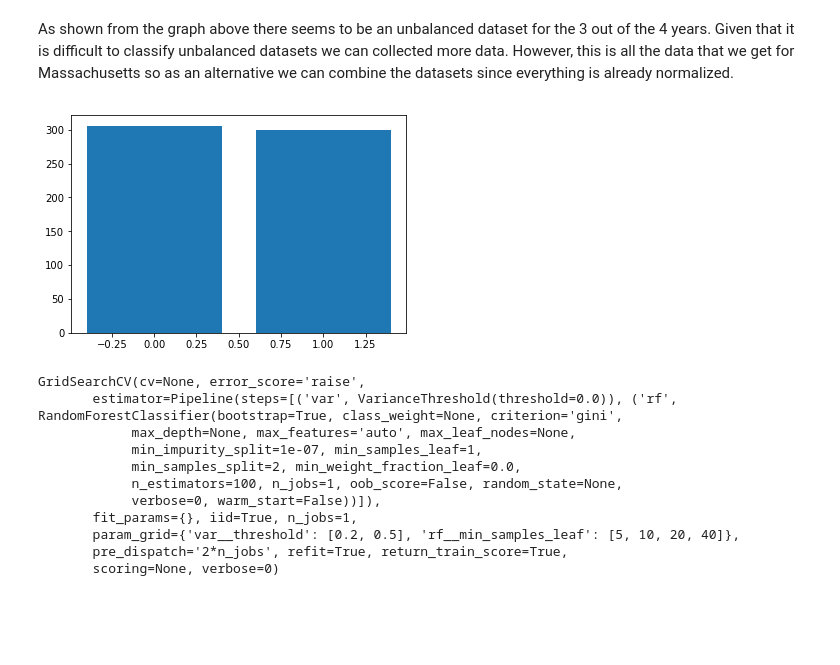
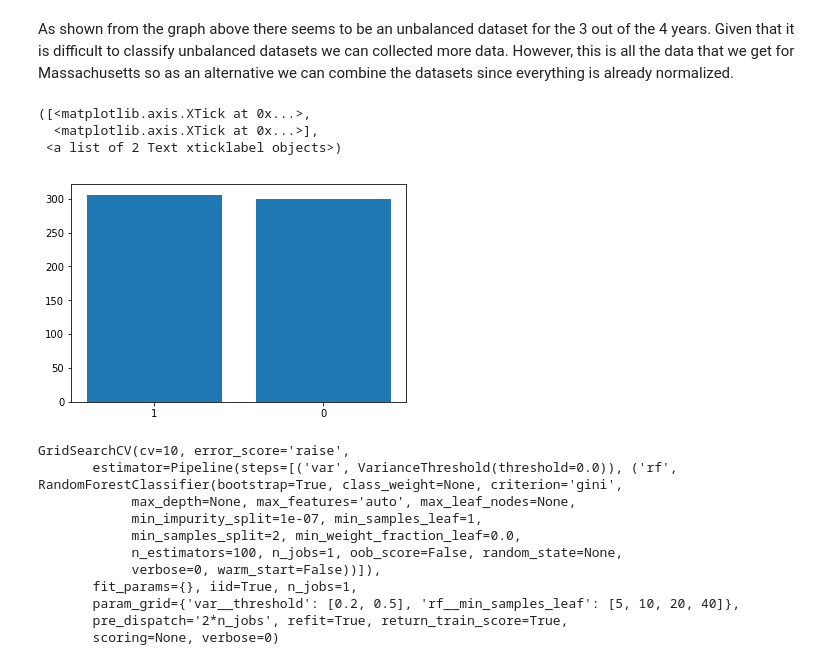
Before and after one commit to jla2689/Collecting-Census-Data, a Jupyter notebook: Census_data.ipynb, the cells around one changed output. Drawn from its saved outputs; the diff is of its cells as text; code cells hidden in the pictures; blank space fills up the shorter version.

```diff
--- a/Census_data.ipynb
+++ b/Census_data.ipynb
@@ -42,7 +47,8 @@ def get_variable_list(YYYY):
     url_code = 'http://api.census.gov/data/' + str(YYYY) + '/acs5/variables.json'
     json_obj=urllib2.urlopen(url_code)
     var_list = json.load(json_obj)
-var_list = get_variable_list(2011)
+    return var_list
+var = get_variable_list(2011)
 # %% [markdown]
 ![Screen%20Shot%202018-03-25%20at%2010.54.37%20AM.png](attachment:Screen%20Shot%202018-03-25%20at%2010.54.37%20AM.png)
 # %% [markdown]
@@ -64,22 +70,19 @@ def collecting_data_for_specific_year(YYYY, state_code,state_abb, var_list,var_d
     #find the code on this website http://api.census.gov/data/2014/acs5/variables.json
     census_api_key = 'b9a9255e89915659ba885b13a0e1d5138ccb6ddc'
     base_url = ' http://api.census.gov/data/'
-    final_url = base_url + str(YYYY) + '/acs5?get=' + ','.join(sorted(var_list[:50])) + '&for=county+subdivision:*&in=state:' + str(state_code)+'&key=' + str(census_api_key)
-    json_data = urllib2.urlopen(final_url)
-    dataframe = json.load(json_data)
-    dataframe = pd.DataFrame(dataframe)
-    remaining_var_list = var_list[50:]
-    while len(remaining_var_list) > 0:
-        final_url = base_url + str(YYYY) + '/acs5?get=' + ','.join(sorted(remaining_var_list[:50])) + '&for=county+subdivision:*&in=state:' + str(state_code) + '&key=' + str(census_api_key)
+    list_of_df = []
+    while len(var_list) > 0:
+        final_url = base_url + str(YYYY) + '/acs5?get=' + ','.join(sorted(var_list[:50])) + '&for=county+subdivision:*&in=state:' + str(state_code) + '&key=' + str(census_api_key)
         json_data = urllib2.urlopen(final_url)
         df = json.load(json_data)
         df= pd.DataFrame(df)
-        dataframe = pd.concat([dataframe.iloc[:, :-3], df], axis = 1)
-        remaining_var_list = remaining_var_list[50:]
+        var_list = var_list[50:]
+        list_of_df.append(df.iloc[:,:-3])
+        location = df.iloc[:, -3:]
+    list_of_df.append(location)
+    dataframe = pd.concat(list_of_df, axis = 1)
     dataframe.columns = dataframe.iloc[0, :]
     dataframe = dataframe.iloc[2:, :]
-
-    #replace codes with labels for columns
     for code in dataframe.columns[:-3]:
         dataframe.rename(columns={code: var_dic[code]}, inplace=True)
     #find code that matches county name
@@ -126,7 +129,7 @@ def collect_target_variables(var_dic, list_of_vars, var_data):
 # %%
 target_var = ['B08136','B07404','B07010','B07012', 'B07401','B20001', 'B01001B', 'B25034', 'B19001']
 # %%
-tar_var = collect_target_variables(var_list, target_var, var_data)
+tar_var = collect_target_variables(var, target_var, var_data)
 # %%
 def df_tar_var(tar_var_list, start_year, end_year):
     dic = {}
@@ -375,8 +345,14 @@ merge_all = merge_all.replace(np.inf, 0)
-# %%
-plt.bar([0,1],merge_all['price'].value_counts())
-plt.set_xticks = (np.arange(2), ['0','1'])
-# %% [output]
-[figure, removed]
+# %%
+fig, ax = plt.subplots()
+counts = pd.DataFrame(merge_all['price'].value_counts())
+x = np.arange(2)
+plt.bar(x,[counts.iloc[0,0], counts.iloc[1,0]])
+plt.xticks(x, (counts.index[0], counts.index[1]))
+# %% [output]
+([<matplotlib.axis.XTick at 0x...>,
+  <matplotlib.axis.XTick at 0x...>],
+ <a list of 2 Text xticklabel objects>)
+[figure, added]
 # %%
 var = VarianceThreshold()
 rf = RandomForestClassifier(n_estimators = 100)
@@ -393,10 +369,10 @@ min_samples_leaf = [5,10,20,40]
 estimator = GridSearchCV(pipe,
                          dict(var__threshold = threshold,
                               rf__min_samples_leaf = min_samples_leaf
-                             ))
+                             ), cv=10)
 estimator.fit(x, y)
 # %% [output]
-GridSearchCV(cv=None, error_score='raise',
+GridSearchCV(cv=10, error_score='raise',
        estimator=Pipeline(steps=[('var', VarianceThreshold(threshold=0.0)), ('rf', RandomForestClassifier(bootstrap=True, class_weight=None, criterion='gini',
             max_depth=None, max_features='auto', max_leaf_nodes=None,
             min_impurity_split=1e-07, min_samples_leaf=1,
```
Also changed, not shown: parts of 8 cells of this notebook.
